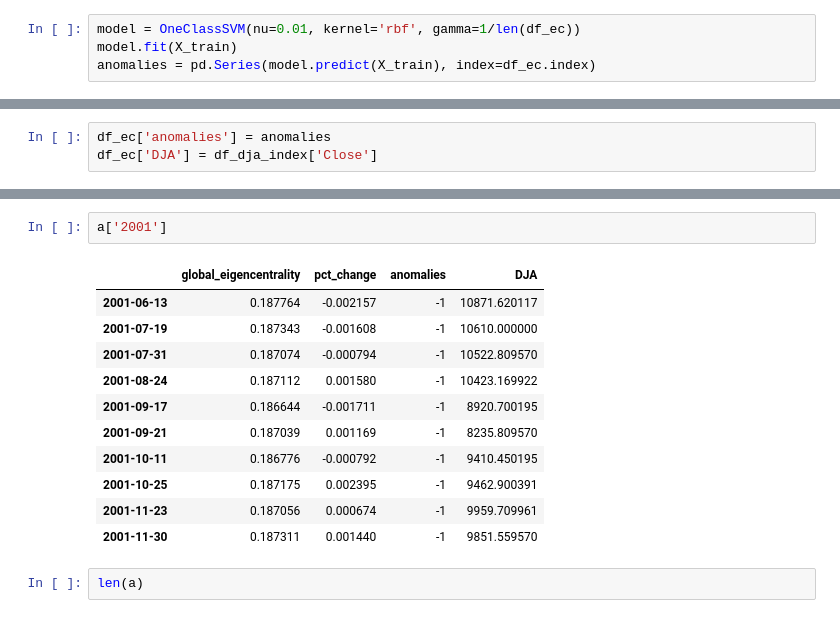
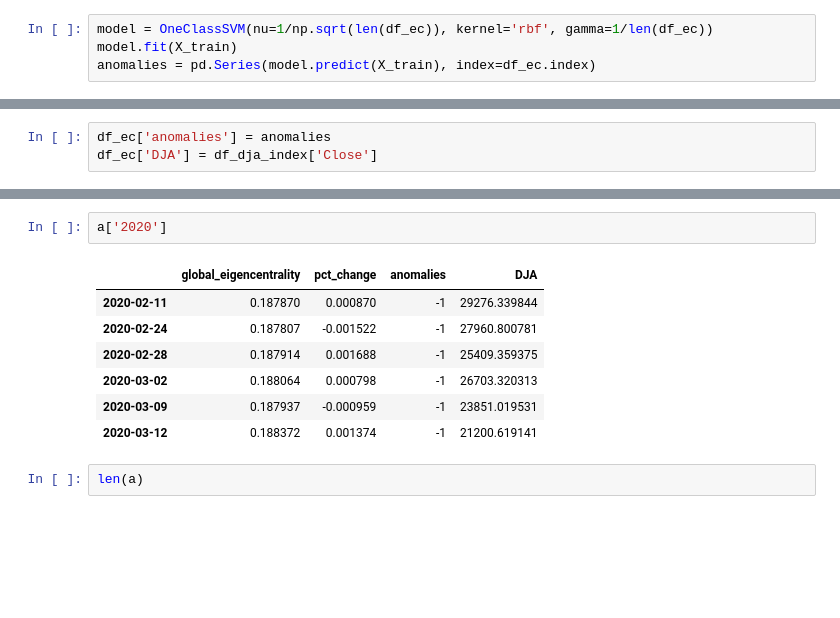
Before and after one commit to mayabenowitz/hedgepy, a Jupyter notebook: notebooks/1.1-dcor-centrality-svm.ipynb, the cells around one changed output, grey strips where cells are left out. Drawn from its saved outputs; the diff is of its cells as text; blank space fills up the shorter version.

```diff
--- a/notebooks/1.1-dcor-centrality-svm.ipynb
+++ b/notebooks/1.1-dcor-centrality-svm.ipynb
@@ -225,7 +225,7 @@ print(opt_gamma)
 0.007896842105263159
 5.357894736842106e-05
 # %%
-model = OneClassSVM(nu=0.01, kernel='rbf', gamma=1/len(df_ec))
+model = OneClassSVM(nu=1/np.sqrt(len(df_ec)), kernel='rbf', gamma=1/len(df_ec))
 model.fit(X_train)
 anomalies = pd.Series(model.predict(X_train), index=df_ec.index)
 # %%
@@ -259,17 +259,13 @@ ax.legend()
 # %%
-a['2001']
+a['2020']
 # %% [output]
 |  | global_eigencentrality | pct_change | anomalies | DJA |
-| 2001-06-13 | 0.187764 | -0.002157 | -1 | 10871.620117 |
-| 2001-07-19 | 0.187343 | -0.001608 | -1 | 10610.000000 |
-| 2001-07-31 | 0.187074 | -0.000794 | -1 | 10522.809570 |
-| 2001-08-24 | 0.187112 | 0.001580 | -1 | 10423.169922 |
-| 2001-09-17 | 0.186644 | -0.001711 | -1 | 8920.700195 |
-| 2001-09-21 | 0.187039 | 0.001169 | -1 | 8235.809570 |
-| 2001-10-11 | 0.186776 | -0.000792 | -1 | 9410.450195 |
-| 2001-10-25 | 0.187175 | 0.002395 | -1 | 9462.900391 |
-| 2001-11-23 | 0.187056 | 0.000674 | -1 | 9959.709961 |
-| 2001-11-30 | 0.187311 | 0.001440 | -1 | 9851.559570 |
+| 2020-02-11 | 0.187870 | 0.000870 | -1 | 29276.339844 |
+| 2020-02-24 | 0.187807 | -0.001522 | -1 | 27960.800781 |
+| 2020-02-28 | 0.187914 | 0.001688 | -1 | 25409.359375 |
+| 2020-03-02 | 0.188064 | 0.000798 | -1 | 26703.320313 |
+| 2020-03-09 | 0.187937 | -0.000959 | -1 | 23851.019531 |
+| 2020-03-12 | 0.188372 | 0.001374 | -1 | 21200.619141 |
 # %%
 len(a)
 # %% [output]
```
Also changed, not shown: parts of 17 cells of this notebook, 3 other files.
